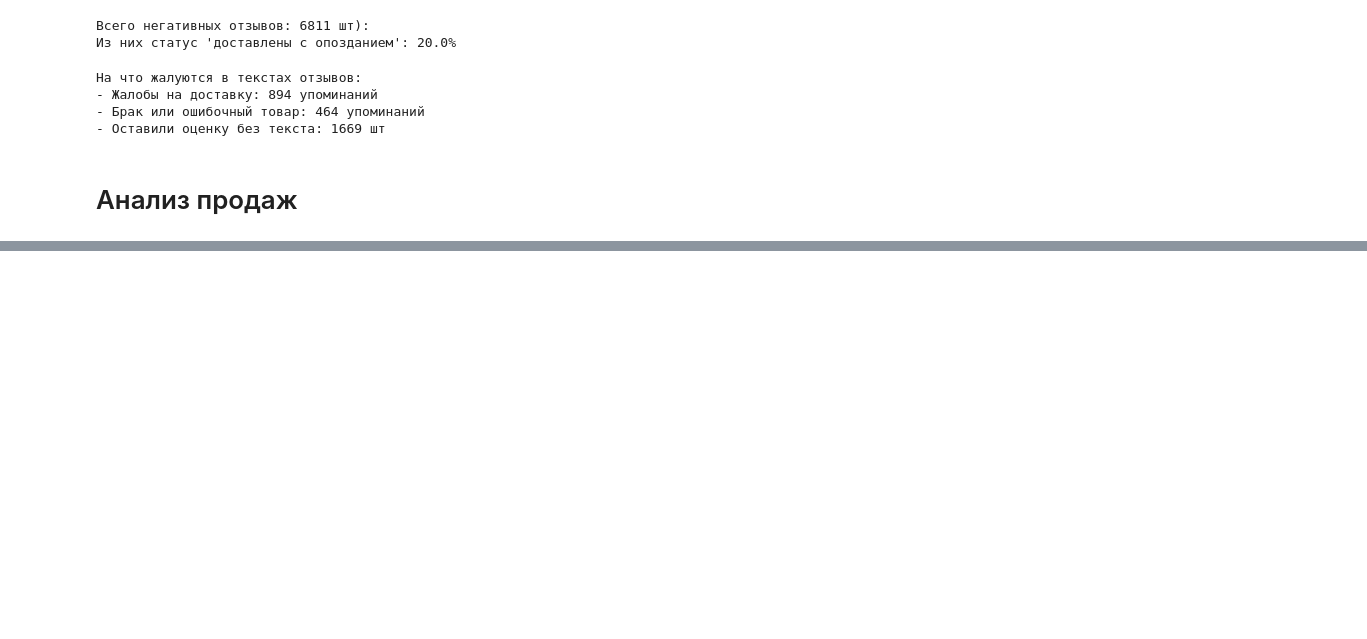
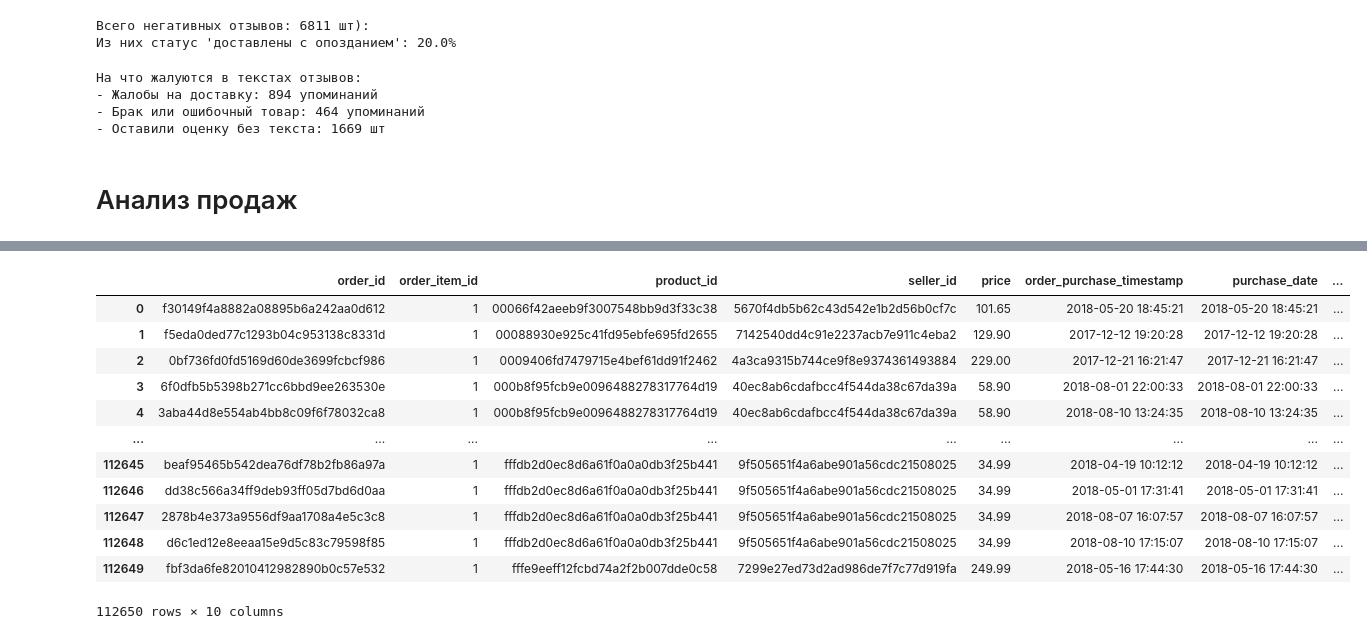
Before and after one commit to aliakseizvertouski/olist, a Jupyter notebook: olist_draft.ipynb, the cells around one changed output, grey strips where cells are left out. Cells and saved outputs as stored; diff of their text form; code cells hidden in the pictures; blank space fills up the shorter version.

```diff
--- a/olist_draft.ipynb
+++ b/olist_draft.ipynb
@@ -485,0 +480,54 @@ df["rank"] = df.apply(f, axis=0)
+# %%
+df_prices = df_prices.reset_index(drop=True)
+
+# 1. Считаем предыдущую цену (для первых строк товара тут будет NaN)
+df_prices['prev_price'] = df_prices.groupby(['seller_id', 'product_id'])['price'].shift(1)
+
+# 2. Создаем колонку-маркер изменения цены.
+# Внимание: для самых первых покупок товара price != NaN даст True (1),
+# что автоматически запустит новый rank в твоей функции!
+df_prices['is_price_changed'] = (df_prices['price'] != df_prices['prev_price']).astype(int)
+
+# 3. Твоя функция
+def f(arr):
+    rank = 0
+    result = arr.copy()
+    for idx, value in enumerate(arr):
+        if value != 0:
+            rank += 1
+        result[idx] = rank
+    return result
+
+# 4. Применяем твою функцию к колонке с маркерами
+df_prices["price_period"] = f(df_prices["is_price_changed"])
+
+# 5. Считаем количество заказов внутри каждого периода.
+# Так как твоя функция создала глобально уникальные ID периодов,
+# мы можем группировать только по price_period!
+df_prices['period_orders_count'] = df_prices.groupby('price_period')['order_id'].transform('count')
+
+# 6. Сдвигаем результат внутри группы конкретного товара, чтобы увидеть заказы ДО смены цены
+df_prices['orders_before_change'] = df_prices.groupby(['seller_id', 'product_id'])['period_orders_count'].shift(1)
+
+# 7. Теперь безопасно заполняем NaN в prev_price, чтобы формула скидки отработала чисто
+df_prices['prev_price'] = df_prices['prev_price'].fillna(df_prices['price'])
+df_prices['discount_percent'] = ((df_prices['prev_price'] - df_prices['price']) / df_prices['prev_price']) * 100
+
+# Очищаем таблицу от временных расчетов
+df_prices = df_prices.drop(columns=['is_price_changed', 'price_period', 'period_orders_count'])
+
+df_prices
+# %% [output]
+|  | order_id | order_item_id | product_id | seller_id | price | order_purchase_timestamp | purchase_date | ... |
+| 0 | f30149f4a8882a08895b6a242aa0d612 | 1 | 00066f42aeeb9f3007548bb9d3f33c38 | 5670f4db5b62c43d542e1b2d56b0cf7c | 101.65 | 2018-05-20 18:45:21 | 2018-05-20 18:45:21 | ... |
+| 1 | f5eda0ded77c1293b04c953138c8331d | 1 | 00088930e925c41fd95ebfe695fd2655 | 7142540dd4c91e2237acb7e911c4eba2 | 129.90 | 2017-12-12 19:20:28 | 2017-12-12 19:20:28 | ... |
+| 2 | 0bf736fd0fd5169d60de3699fcbcf986 | 1 | 0009406fd7479715e4bef61dd91f2462 | 4a3ca9315b744ce9f8e9374361493884 | 229.00 | 2017-12-21 16:21:47 | 2017-12-21 16:21:47 | ... |
+| 3 | 6f0dfb5b5398b271cc6bbd9ee263530e | 1 | 000b8f95fcb9e0096488278317764d19 | 40ec8ab6cdafbcc4f544da38c67da39a | 58.90 | 2018-08-01 22:00:33 | 2018-08-01 22:00:33 | ... |
+| 4 | 3aba44d8e554ab4bb8c09f6f78032ca8 | 1 | 000b8f95fcb9e0096488278317764d19 | 40ec8ab6cdafbcc4f544da38c67da39a | 58.90 | 2018-08-10 13:24:35 | 2018-08-10 13:24:35 | ... |
+| ... | ... | ... | ... | ... | ... | ... | ... | ... |
+| 112645 | beaf95465b542dea76df78b2fb86a97a | 1 | fffdb2d0ec8d6a61f0a0a0db3f25b441 | 9f505651f4a6abe901a56cdc21508025 | 34.99 | 2018-04-19 10:12:12 | 2018-04-19 10:12:12 | ... |
+| 112646 | dd38c566a34ff9deb93ff05d7bd6d0aa | 1 | fffdb2d0ec8d6a61f0a0a0db3f25b441 | 9f505651f4a6abe901a56cdc21508025 | 34.99 | 2018-05-01 17:31:41 | 2018-05-01 17:31:41 | ... |
+| 112647 | 2878b4e373a9556df9aa1708a4e5c3c8 | 1 | fffdb2d0ec8d6a61f0a0a0db3f25b441 | 9f505651f4a6abe901a56cdc21508025 | 34.99 | 2018-08-07 16:07:57 | 2018-08-07 16:07:57 | ... |
+| 112648 | d6c1ed12e8eeaa15e9d5c83c79598f85 | 1 | fffdb2d0ec8d6a61f0a0a0db3f25b441 | 9f505651f4a6abe901a56cdc21508025 | 34.99 | 2018-08-10 17:15:07 | 2018-08-10 17:15:07 | ... |
+| 112649 | fbf3da6fe82010412982890b0c57e532 | 1 | fffe9eeff12fcbd74a2f2b007dde0c58 | 7299e27ed73d2ad986de7f7c77d919fa | 249.99 | 2018-05-16 17:44:30 | 2018-05-16 17:44:30 | ... |
+112650 rows × 10 columns
```
Also changed, not shown: parts of 6 cells of this notebook.
